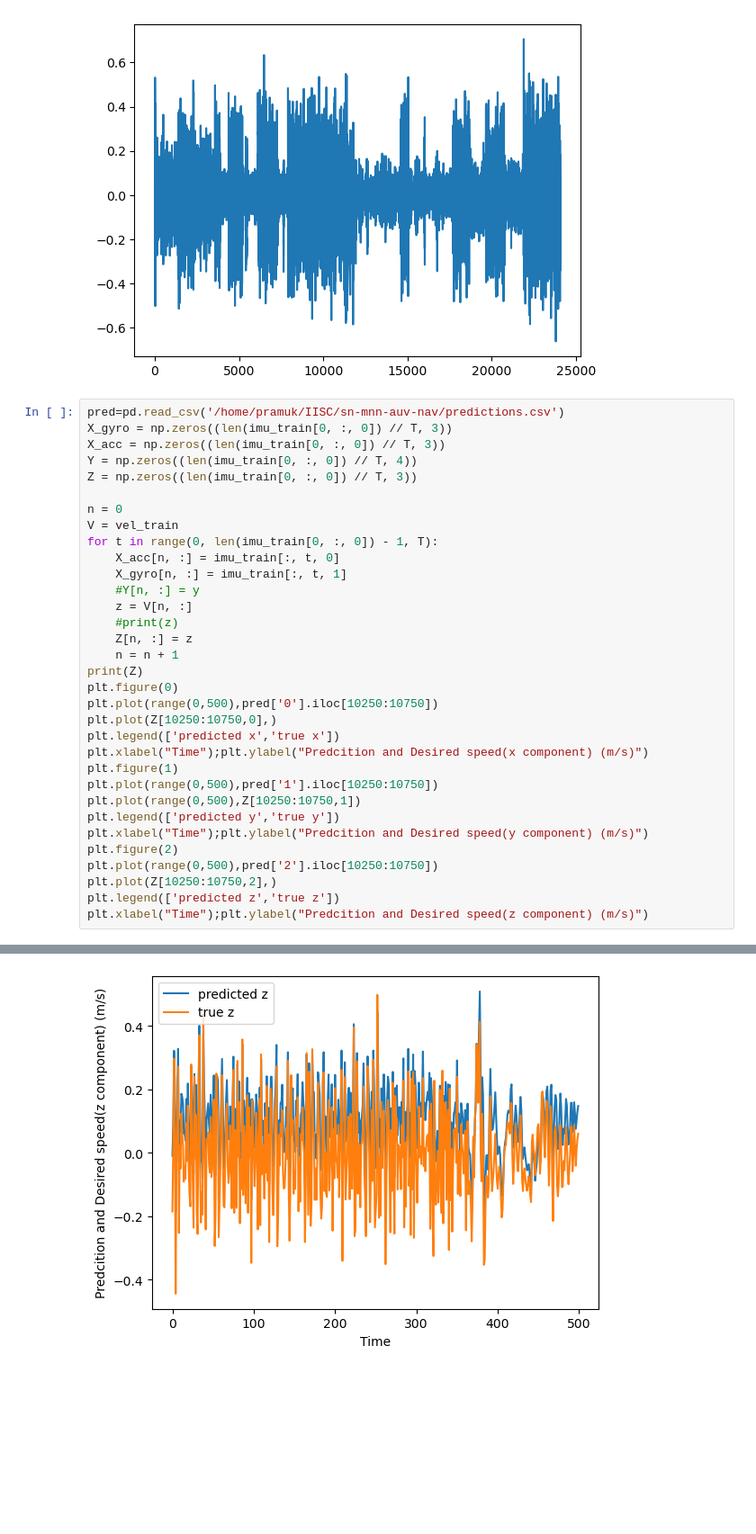
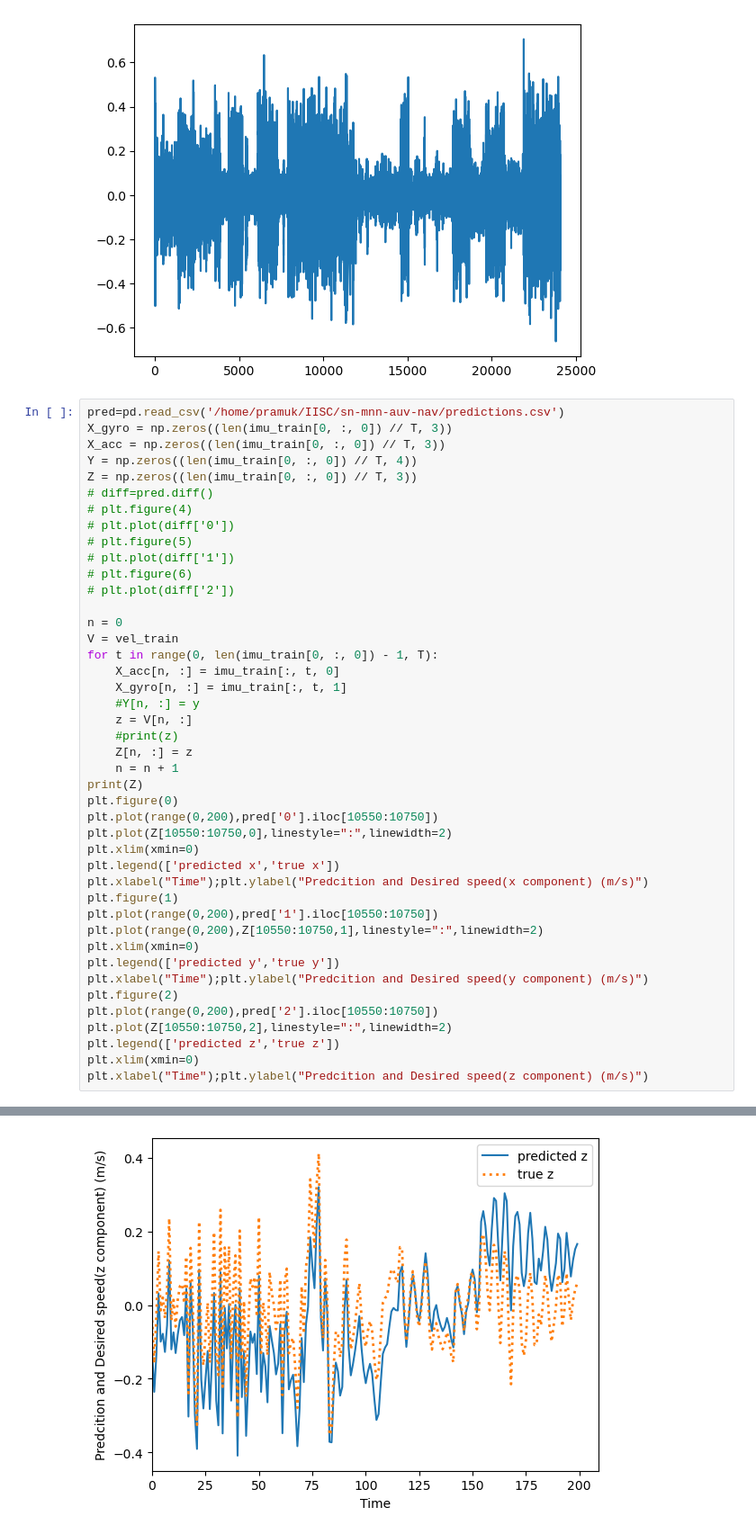
Before and after one commit to pramukmp/sn-mnn-auv-nav, a Jupyter notebook: datasetview.ipynb, the cells around one changed output, grey strips where cells are left out. Shown at 90% size. Saved outputs shown, nothing was run; the diff lists cells and outputs as text; blank space fills up the shorter version.

Commit message:
changed learning rate and new plots

```diff
--- a/datasetview.ipynb
+++ b/datasetview.ipynb
@@ -117,6 +117,13 @@ X_gyro = np.zeros((len(imu_train[0, :, 0]) // T, 3))
 X_acc = np.zeros((len(imu_train[0, :, 0]) // T, 3))
 Y = np.zeros((len(imu_train[0, :, 0]) // T, 4))
 Z = np.zeros((len(imu_train[0, :, 0]) // T, 3))
+# diff=pred.diff()
+# plt.figure(4)
+# plt.plot(diff['0'])
+# plt.figure(5)
+# plt.plot(diff['1'])
+# plt.figure(6)
+# plt.plot(diff['2'])
 
 n = 0
 V = vel_train
@@ -130,18 +137,21 @@ for t in range(0, len(imu_train[0, :, 0]) - 1, T):
     n = n + 1
 print(Z)
 plt.figure(0)
-plt.plot(range(0,500),pred['0'].iloc[10250:10750])
-plt.plot(Z[10250:10750,0],)
+plt.plot(range(0,200),pred['0'].iloc[10550:10750])
+plt.plot(Z[10550:10750,0],linestyle=":",linewidth=2)
+plt.xlim(xmin=0)
 plt.legend(['predicted x','true x'])
 plt.xlabel("Time");plt.ylabel("Predcition and Desired speed(x component) (m/s)")
 plt.figure(1)
-plt.plot(range(0,500),pred['1'].iloc[10250:10750])
-plt.plot(range(0,500),Z[10250:10750,1])
+plt.plot(range(0,200),pred['1'].iloc[10550:10750])
+plt.plot(range(0,200),Z[10550:10750,1],linestyle=":",linewidth=2)
+plt.xlim(xmin=0)
 plt.legend(['predicted y','true y'])
 plt.xlabel("Time");plt.ylabel("Predcition and Desired speed(y component) (m/s)")
 plt.figure(2)
-plt.plot(range(0,500),pred['2'].iloc[10250:10750])
-plt.plot(Z[10250:10750,2],)
+plt.plot(range(0,200),pred['2'].iloc[10550:10750])
+plt.plot(Z[10550:10750,2],linestyle=":",linewidth=2)
 plt.legend(['predicted z','true z'])
+plt.xlim(xmin=0)
 plt.xlabel("Time");plt.ylabel("Predcition and Desired speed(z component) (m/s)")
 # %% [output]
@@ -168 +168 @@ Text(0, 0.5, 'Predcition and Desired speed(z component) (m/s)')
-[figure, old version]
+[figure, new version]
```
Also changed, not shown: parts of 2 cells of this notebook, 5 other files.
